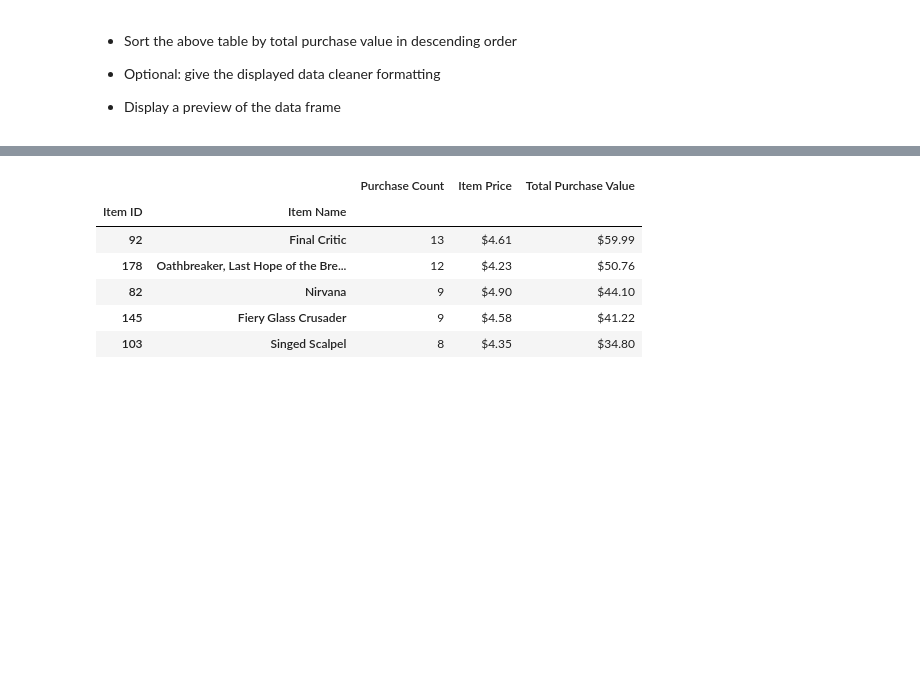
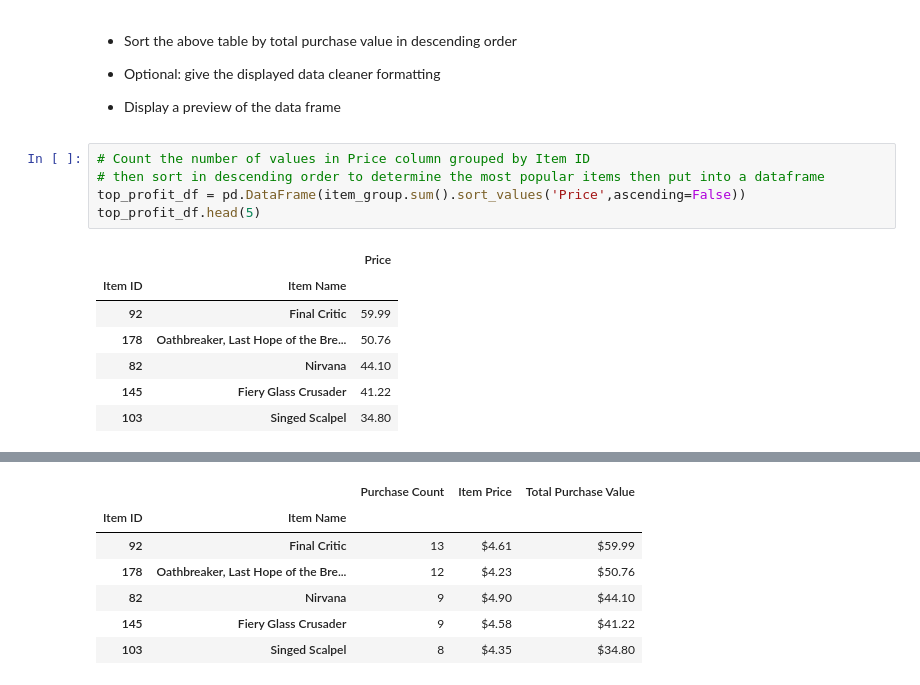
Before and after one commit to Lareena/Heroes_of_Pymoli, a Jupyter notebook: HeroesOfPymoli_starter - Copy.ipynb, the cells around one changed output, grey strips where cells are left out. Saved outputs shown, nothing was run; the diff lists cells and outputs as text; blank space fills up the shorter version.

```diff
--- a/HeroesOfPymoli_starter - Copy.ipynb
+++ b/HeroesOfPymoli_starter - Copy.ipynb
@@ -467,3 +517,16 @@ top5_pop_summary_df.sort_values('Purchase Count',ascending=False)
 
 
 * Display a preview of the data frame
+# %%
+# Count the number of values in Price column grouped by Item ID
+# then sort in descending order to determine the most popular items then put into a dataframe
+top_profit_df = pd.DataFrame(item_group.sum().sort_values('Price',ascending=False))
+top_profit_df.head(5)
+# %% [output]
+|  |  | Price |
+| Item ID | Item Name |  |
+| 92 | Final Critic | 59.99 |
+| 178 | Oathbreaker, Last Hope of the Bre... | 50.76 |
+| 82 | Nirvana | 44.10 |
+| 145 | Fiery Glass Crusader | 41.22 |
+| 103 | Singed Scalpel | 34.80 |
```
Also changed, not shown: parts of 10 cells of this notebook.
